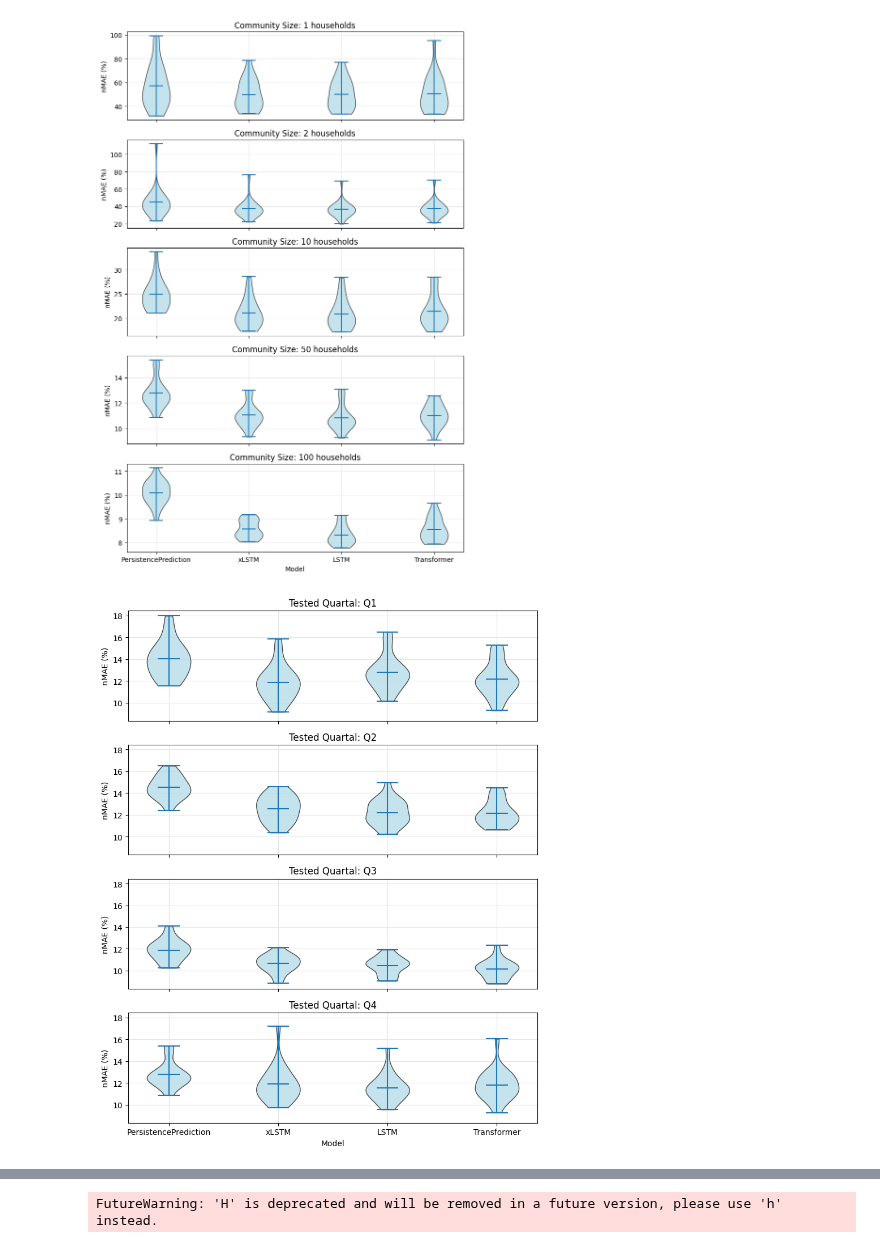
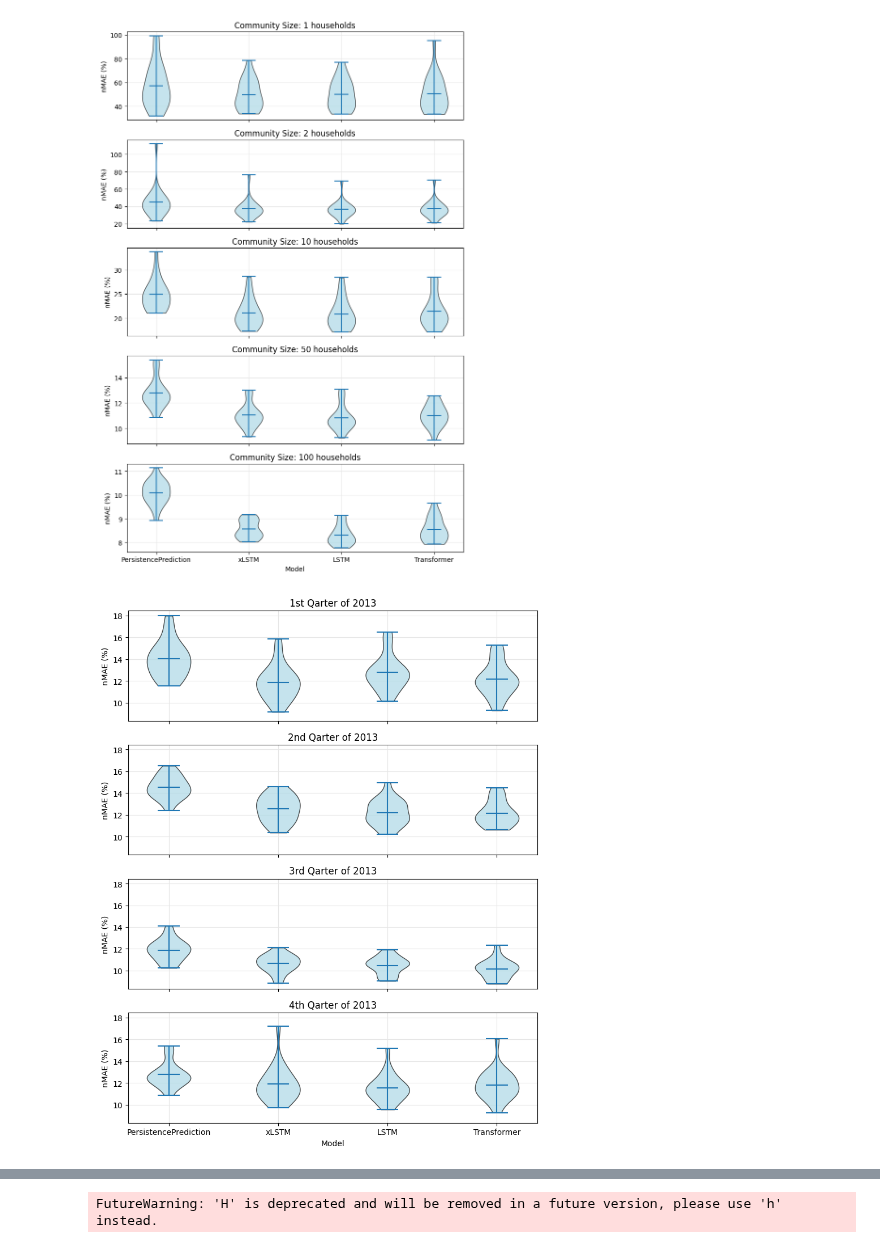
Before and after one commit to erc-fhv/loadforecasting, a Jupyter notebook: scripts/Paper_Illustration.ipynb, the cells around one changed output, grey strips where cells are left out. Cells and saved outputs as stored; diff of their text form; code cells hidden in the pictures.

Commit message:
Update minor figure details.

```diff
--- a/scripts/Paper_Illustration.ipynb
+++ b/scripts/Paper_Illustration.ipynb
@@ -787,7 +791,7 @@ configs = [
             TrainingHistory._9_MONTH, TestSize._3_MONTH, TrainingFuture._0_MONTH, DevSize._2_MONTH, UsedModels.ALL, Epochs.DEFAULT),
     ]
 models = ('PersistencePrediction', 'xLSTM', 'LSTM', 'Transformer', )
-tested_quartals = ['Q1', 'Q2', 'Q3', 'Q4']
+tested_quartals = ['1st', '2nd', '3rd', '4th']
 
 # Helper function to retrieve full dataset for each configuration and model
 def get_full_data_list(model, expected_configs, available_configs):
@@ -815,32 +819,32 @@ fig, axes = plt.subplots(len(tested_quartals), 1, figsize=(8, 10), sharex=True,
 # Plot each quartal's data on a separate subplot
 for idx, (quartal, data) in enumerate(data_by_quartal.items()):
     ax = axes[idx]
 
     # Plot violin plot
     positions = np.array(range(len(models)))
     violins = ax.violinplot(data, positions=positions, widths=0.4,
                             showmeans=True, showextrema=True, showmedians=False)
 
     for pc in violins['bodies']:
         pc.set_facecolor("lightblue")
         pc.set_edgecolor("black")
         pc.set_alpha(0.7)
 
     # Labels and title
     ax.set_ylabel('nMAE (%)')
-    ax.set_title(f"Tested Quartal: {quartal}")
+    ax.set_title(f"{quartal} Qarter of 2013")
     # ax.text(0.5, 0.9, f"Tested Quartal: {quartal}", transform=ax.transAxes, fontsize=12, ha="center", va="center")
     ax.set_xticks(positions)
     ax.set_xticklabels(models)
     ax.set_axisbelow(True)
     ax.grid(True, color="0.9")
 
     # Set x-axis label for the last plot
     if idx == len(tested_quartals) - 1:
         ax.set_xlabel('Model')
 
 plt.tight_layout()
 plt.savefig("scripts/outputs/figs/error_over_tested_quartals.pdf", format="pdf", bbox_inches="tight", pad_inches=0.1)
 plt.show()
 # %% [output]
-[figure, old version]
+[figure, new version]
```
Also changed, not shown: parts of 7 cells of this notebook, 2 other files.
